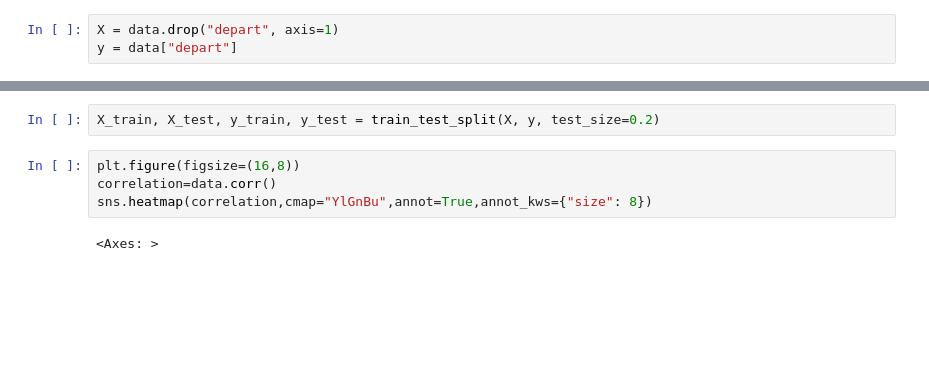
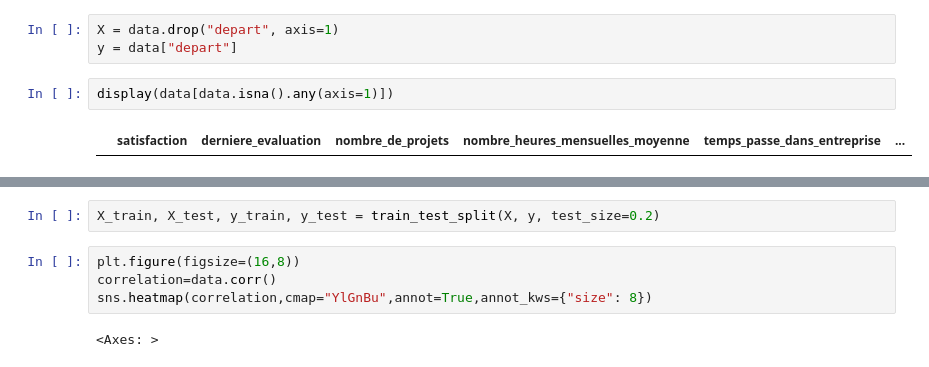
Before and after one commit to ndesbrosse/Projet-final, a Jupyter notebook: test_projet_turnover.ipynb, the cells around one changed output, grey strips where cells are left out. Cells and saved outputs as stored; diff of their text form; blank space fills up the shorter version.

```diff
--- a/test_projet_turnover.ipynb
+++ b/test_projet_turnover.ipynb
@@ -284,3 +303,7 @@ data.head(10)
 # %%
 X = data.drop("depart", axis=1)
 y = data["depart"]
+# %%
+display(data[data.isna().any(axis=1)])
+# %% [output]
+|  | satisfaction | derniere_evaluation | nombre_de_projets | nombre_heures_mensuelles_moyenne | temps_passe_dans_entreprise | ... |
```
Also changed, not shown: parts of 5 cells of this notebook.
